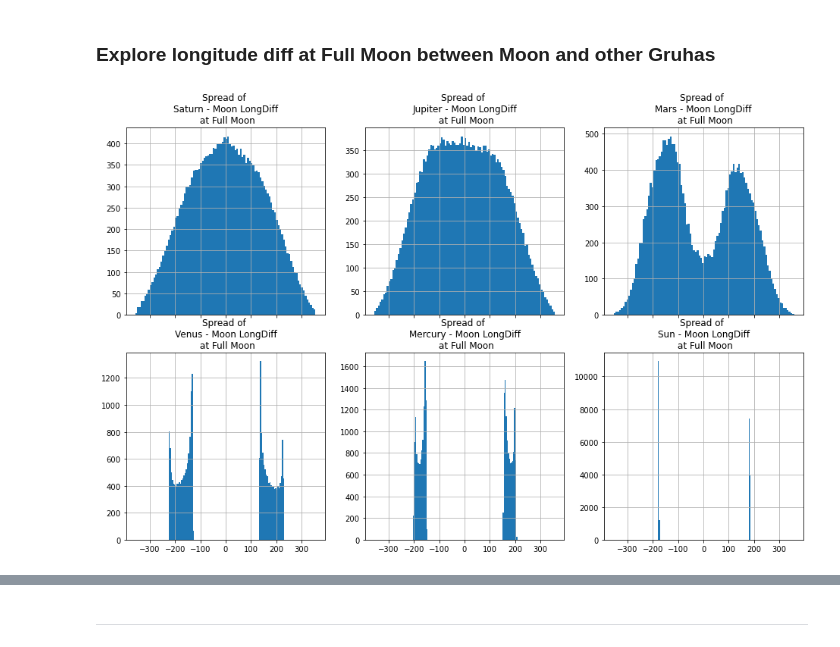
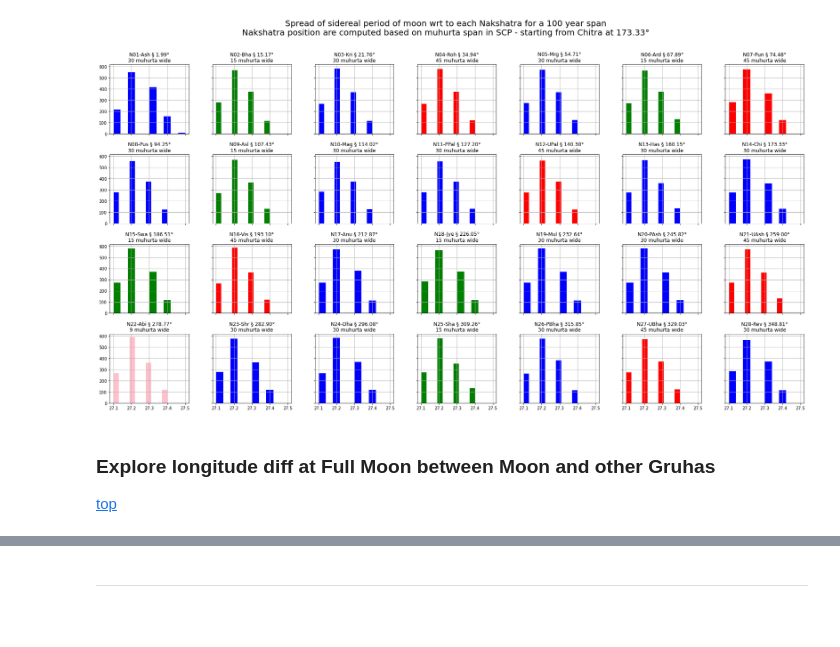
Before and after one commit to suchakr/cahc-utils, a Jupyter notebook: jyotisha/cahc_explore.ipynb, the cells around one changed output, grey strips where cells are left out. Saved outputs shown, nothing was run; the diff lists cells and outputs as text; code cells hidden in the pictures; blank space fills up the shorter version.

```diff
--- a/jyotisha/cahc_explore.ipynb
+++ b/jyotisha/cahc_explore.ipynb
@@ -25,6 +37,7 @@ import matplotlib.pyplot as plt
 # %%
 
 # import matplotlib.pyplot as plt
+su = SCPUtils.SCPUtils()
 mdf = su.mdf.copy()
 # mdf.elati_Moon = [ m %360 for m in mdf.elati_Moon]
 mdf.elong_Moon = [ m %360 for m in mdf.elong_Moon]
@@ -134,0 +234,25 @@ nx
+# %%
+# # remove noisy interpolations while (1,2) => (1, 1.33, 1.66, 2)  , (360,0) => ( 360,240,120,0)
+# # the is (360,0) => (360,240,120,0) whose diffs are ( 360-prev=small, 240-360=-120, 0-240=-120, next-0=small) )
+# mdf_interpolated['dx_'] = mdf_interpolated.elong_Moon.diff()
+# mdf_interpolated = mdf_interpolated[(mdf_interpolated.dx_ >= -100) | (mdf_interpolated.dx_ < -200)].drop(columns=['dx_']) # drop the -120ish diffs
+
+spread_ = mdf_interpolated.assign( ts_int= lambda x : np.round(x.ts,1) )
+fig, axs = plt.subplots(4,7, figsize=(30,15), sharex=True, sharey=True)
+axs = axs.flatten()
+fig.suptitle(f"Spread of sidereal period of moon wrt to each Nakshatra for a 100 year span\nNakshatra position are computed based on muhurta span in SCP - starting from Chitra at 173.33°", fontsize=20)
+
+n28_lon = nu.df28[['nid', 'scp_lon_left', 'scp_muhurta']]
+for ix, nid, lon, muhurta in [  (ix, elem.nid , elem.scp_lon_left, elem.scp_muhurta)  for ix , elem in n28_lon.iterrows() ] :
+	spread = spread_
+	spread = spread[ abs(spread.elong_Moon - lon) < 1].reset_index().groupby('ts_int').apply(lambda x: x.mean()).ts_int.diff()
+	spread = pd.DataFrame(spread).sort_index().rename(columns={'ts_int':'ts_spread'})
+	spread.ts_spread = spread.ts_spread.apply(lambda x: round(x,1))
+	spread = spread[spread.ts_spread>1] #spread.values.sum() -spread[1]
+	spread.hist(ax=axs[ix], color='red' if muhurta==45 else 'blue' if muhurta==30 else 'green' if muhurta==15 else 'pink')
+	axs[ix].set_title(f"{nid} § {lon:0.2f}°\n{int(muhurta)} muhurta wide")
+	# spread.spread = spread.spread
+	spread.ts_spread.value_counts()
+	spread_
+# %% [output]
+[figure, added]
@@ -135,7 +272,3 @@ nx
 # %% [markdown]
 ### Explore longitude diff at Full Moon between Moon and other Gruhas <a class="anchor" id="ld_m_g"></a>
+[top](#top_)
-# %%
-
-nmsu.plot_moon_gruha_long_diff_hist()
-# %% [output]
-[figure, removed]
```
Also changed, not shown: parts of 32 cells of this notebook, 13 other files.
